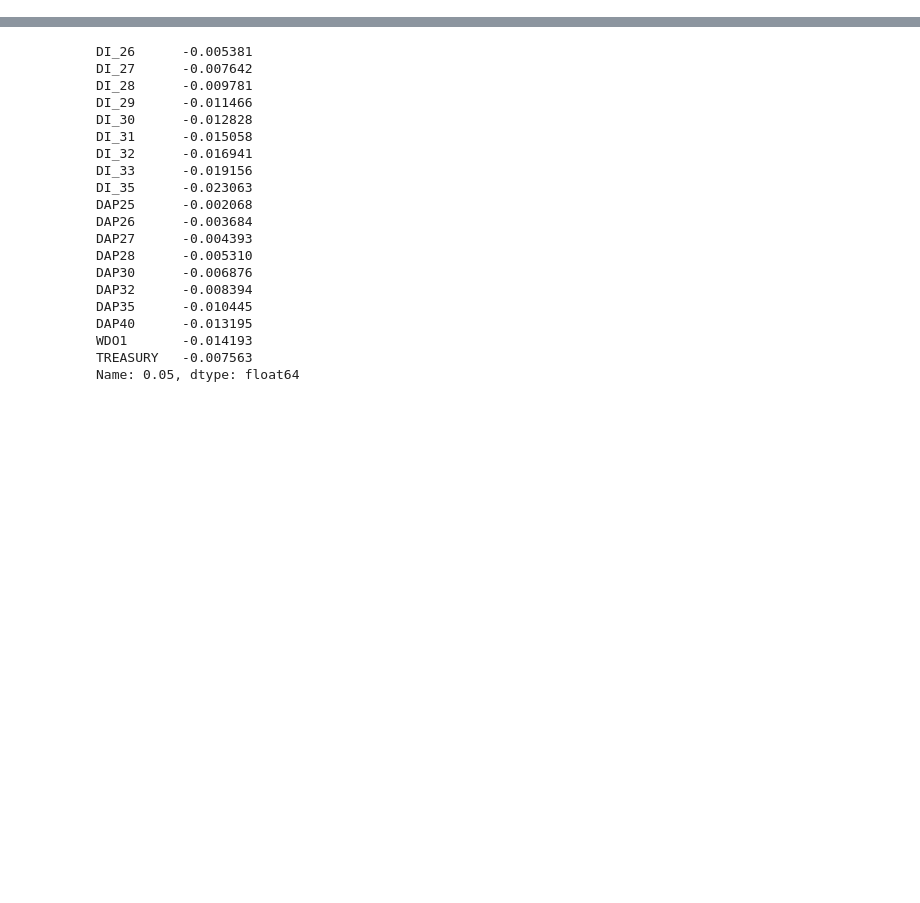
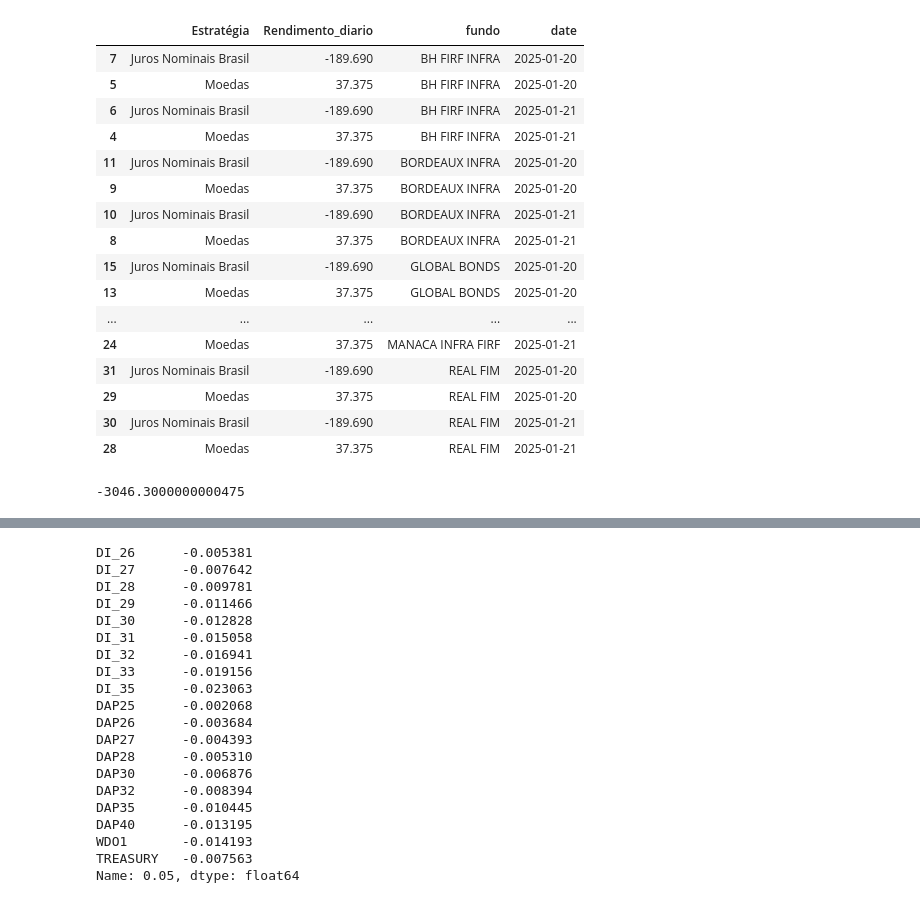
Before and after one commit to AFINVEST/Projeto-Gestao-Risco, a Jupyter notebook: Teste.ipynb, the cells around one changed output, grey strips where cells are left out. Saved outputs shown, nothing was run; the diff lists cells and outputs as text; code cells hidden in the pictures; blank space fills up the shorter version.

```diff
--- a/Teste.ipynb
+++ b/Teste.ipynb
@@ -7,3 +7,18 @@ import seaborn as sns
 import datetime
 import os
 from datetime import date
+# %%
+lista_estrategias = {
+                'DI': 'Juros Nominais Brasil',
+                'DAP': 'Juros Reais Brasil',
+                'TREASURY': 'Juros US',
+                'WDO1': 'Moedas'
+            }
+lista_ativos = [
+                'DI_26', 'DI_27', 'DI_28', 'DI_29', 'DI_30',
+                'DI_31', 'DI_32', 'DI_33', 'DI_35', 'DAP25', 'DAP26', 'DAP27',
+                'DAP28', 'DAP30', 'DAP32', 'DAP35', 'DAP40', 'WDO1', 'TREASURY'
+            ]
+# %%
+data_inicial = '2025-01-14'
+data_final = '2025-01-22'
@@ -9,0 +193,7 @@ from datetime import date
+# %%
+df_teste_fundos =df_diario_fundo_ativo[df_diario_fundo_ativo['fundo'] != 'Total']
+df_teste = df_diario_fundo_ativo[df_diario_fundo_ativo['fundo'] == 'Total']
+#Agrupar por dia
+df_teste_dia = df_teste.groupby(['date']).sum().reset_index()
+df_teste_dia.drop(columns=['fundo','Ativo','Estratégia'], inplace=True)
+df_teste_dia
@@ -9,0 +222,24 @@ from datetime import date
+# %%
+df_teste_fundos_estrategia = df_teste_fundos[['Estratégia','Rendimento_diario','fundo','date']]
+#Dropar zeros
+df_teste_fundos_estrategia = df_teste_fundos_estrategia[df_teste_fundos_estrategia['Rendimento_diario'] != 0]
+
+df_teste_fundos_estrategia
+# %% [output]
+|  | Estratégia | Rendimento_diario | fundo | date |
+| 7 | Juros Nominais Brasil | -189.690 | BH FIRF INFRA | 2025-01-20 |
+| 5 | Moedas | 37.375 | BH FIRF INFRA | 2025-01-20 |
+| 6 | Juros Nominais Brasil | -189.690 | BH FIRF INFRA | 2025-01-21 |
+| 4 | Moedas | 37.375 | BH FIRF INFRA | 2025-01-21 |
+| 11 | Juros Nominais Brasil | -189.690 | BORDEAUX INFRA | 2025-01-20 |
+| 9 | Moedas | 37.375 | BORDEAUX INFRA | 2025-01-20 |
+| 10 | Juros Nominais Brasil | -189.690 | BORDEAUX INFRA | 2025-01-21 |
+| 8 | Moedas | 37.375 | BORDEAUX INFRA | 2025-01-21 |
+| 15 | Juros Nominais Brasil | -189.690 | GLOBAL BONDS | 2025-01-20 |
+| 13 | Moedas | 37.375 | GLOBAL BONDS | 2025-01-20 |
+| ... | ... | ... | ... | ... |
+| 24 | Moedas | 37.375 | MANACA INFRA FIRF | 2025-01-21 |
+| 31 | Juros Nominais Brasil | -189.690 | REAL FIM | 2025-01-20 |
+| 29 | Moedas | 37.375 | REAL FIM | 2025-01-20 |
+| 30 | Juros Nominais Brasil | -189.690 | REAL FIM | 2025-01-21 |
+| 28 | Moedas | 37.375 | REAL FIM | 2025-01-21 |
@@ -9,0 +297,4 @@ from datetime import date
+# %%
+df_teste['Rendimento_diario'].sum()
+# %% [output]
+-3046.3000000000475
```
Also changed, not shown: parts of 7 cells of this notebook, 12 other files.
